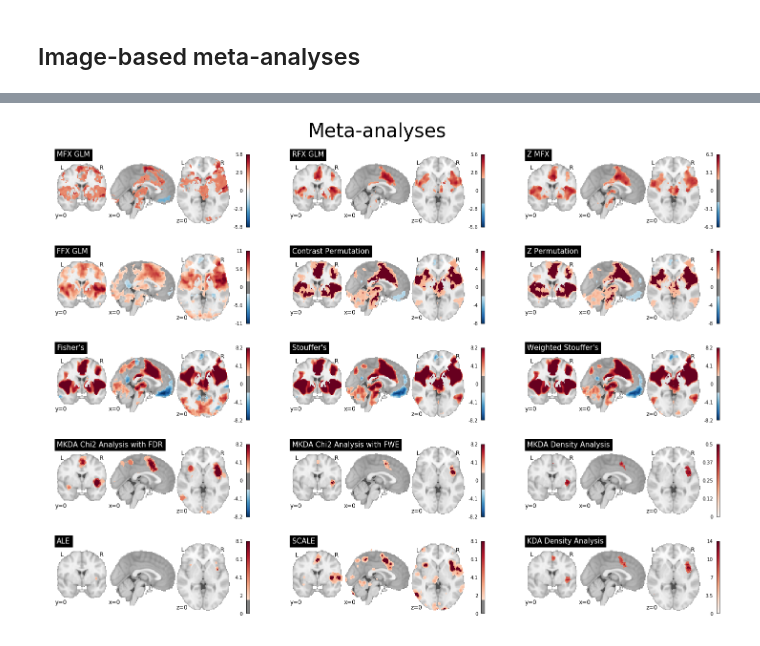
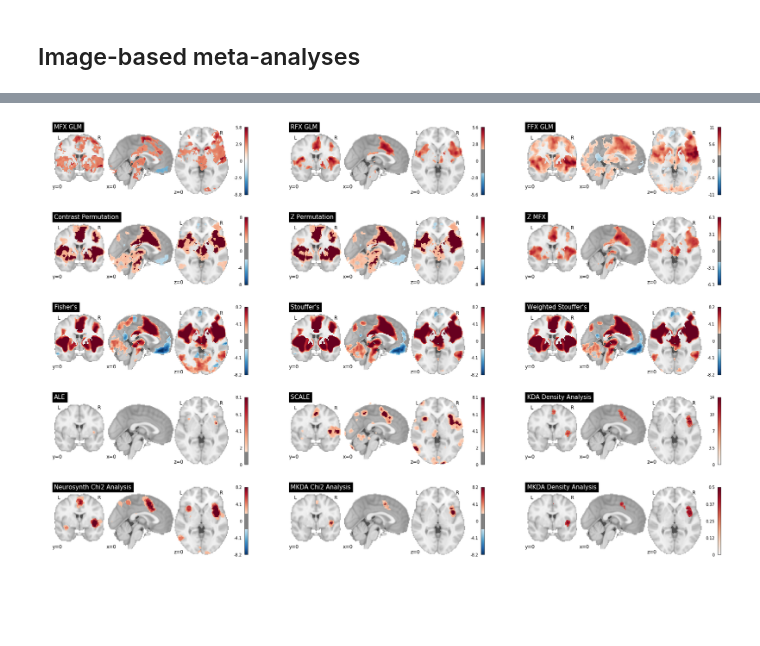
Before and after one commit to NBCLab/nimare-incf-2018, a Jupyter notebook: generate_figures.ipynb, the cells around one changed output, grey strips where cells are left out. Drawn from its saved outputs; the diff is of its cells as text; code cells hidden in the pictures; blank space fills up the shorter version.

Commit message:
Update figures for poster.

```diff
--- a/generate_figures.ipynb
+++ b/generate_figures.ipynb
@@ -99,5 +103,5 @@ fig.savefig('figures/cbmas.png', dpi=400, bbox_inches='tight')
 # %%
-fig, axes = plt.subplots(nrows=5, ncols=3, figsize=(25, 18))
+fig, axes = plt.subplots(nrows=5, ncols=3, figsize=(30, 20))
 plot_stat_map(mfx_glm,
               cut_coords=cut_coords, draw_cross=False,
               cmap='RdBu_r', axes=axes[0, 0],
@@ -106,62 +110,65 @@ plot_stat_map(rfx_glm, threshold=thr,
               cut_coords=cut_coords, draw_cross=False,
               cmap='RdBu_r', axes=axes[0, 1],
               title="RFX GLM")
-plot_stat_map(z_mfx, threshold=thr,
+plot_stat_map(ffx_glm, threshold=thr,
               cut_coords=cut_coords, draw_cross=False,
               cmap='RdBu_r', axes=axes[0, 2],
-              title="Z MFX")
+              title="FFX GLM")
 
-plot_stat_map(ffx_glm, threshold=thr,
+plot_stat_map(con_perm, threshold=thr,
               cut_coords=cut_coords, draw_cross=False,
               cmap='RdBu_r', axes=axes[1, 0],
-              title="FFX GLM")
-plot_stat_map(con_perm, threshold=thr,
-              cut_coords=cut_coords, draw_cross=False,
-              cmap='RdBu_r', axes=axes[1, 1],
               title="Contrast Permutation")
 plot_stat_map(z_perm, threshold=thr,
               cut_coords=cut_coords, draw_cross=False,
+              cmap='RdBu_r', axes=axes[1, 1],
+              title="Z Permutation")
+plot_stat_map(z_mfx, threshold=thr,
+              cut_coords=cut_coords, draw_cross=False,
               cmap='RdBu_r', axes=axes[1, 2],
-              title="Z Permutation")
+              title="Z MFX")
 
 plot_stat_map(fishers, threshold=thr,
               cut_coords=cut_coords, draw_cross=False,
               cmap='RdBu_r', axes=axes[2, 0],
               title="Fisher's")
 plot_stat_map(stouffers, threshold=thr,
               cut_coords=cut_coords, draw_cross=False,
               cmap='RdBu_r', axes=axes[2, 1],
               title="Stouffer's")
 plot_stat_map(weighted_stouffers, threshold=thr,
               cut_coords=cut_coords, draw_cross=False,
               cmap='RdBu_r', axes=axes[2, 2],
               title="Weighted Stouffer's")
 
-plot_stat_map(mkda_chi2_fdr, threshold=thr,
+
+plot_stat_map(ale, threshold=thr2,
               cut_coords=cut_coords, draw_cross=False,
               cmap='RdBu_r', axes=axes[3, 0],
-              title="MKDA Chi2 Analysis with FDR")
-plot_stat_map(mkda_chi2_fwe, threshold=thr,
-              cut_coords=cut_coords, draw_cross=False,
-              cmap='RdBu_r', axes=axes[3, 1],
-              title="MKDA Chi2 Analysis with FWE")
-plot_stat_map(mkda_density,
-              cut_coords=cut_coords, draw_cross=False,
-              cmap='RdBu_r', axes=axes[3, 2],
-              title="MKDA Density Analysis")
-plot_stat_map(ale, threshold=thr2,
-              cut_coords=cut_coords, draw_cross=False,
-              cmap='RdBu_r', axes=axes[4, 0],
               title="ALE")
 plot_stat_map(scale, threshold=thr2,
               cut_coords=cut_coords, draw_cross=False,
-              cmap='RdBu_r', axes=axes[4, 1],
+              cmap='RdBu_r', axes=axes[3, 1],
               title="SCALE")
 plot_stat_map(kda,
               cut_coords=cut_coords, draw_cross=False,
+              cmap='RdBu_r', axes=axes[3, 2],
+              title="KDA Density Analysis")
+
+plot_stat_map(mkda_chi2_fdr, threshold=thr,
+              cut_coords=cut_coords, draw_cross=False,
+              cmap='RdBu_r', axes=axes[4, 0],
+              title="Neurosynth Chi2 Analysis")
+plot_stat_map(mkda_chi2_fwe, threshold=thr,
+              cut_coords=cut_coords, draw_cross=False,
+              cmap='RdBu_r', axes=axes[4, 1],
+              title="MKDA Chi2 Analysis")
+plot_stat_map(mkda_density,
+              cut_coords=cut_coords, draw_cross=False,
               cmap='RdBu_r', axes=axes[4, 2],
-              title="KDA Density Analysis")
-fig.suptitle('Meta-analyses', fontsize=40, y=0.925)
+              title="MKDA Density Analysis")
+
+#fig.suptitle('Meta-analyses', fontsize=40, y=0.925)
 fig.savefig('figures/metas.png', dpi=400, bbox_inches='tight')
 # %% [output]
-[figure, old version]
+[figure, new version]
```
Also changed, not shown: parts of 4 cells of this notebook, 7 other files.
